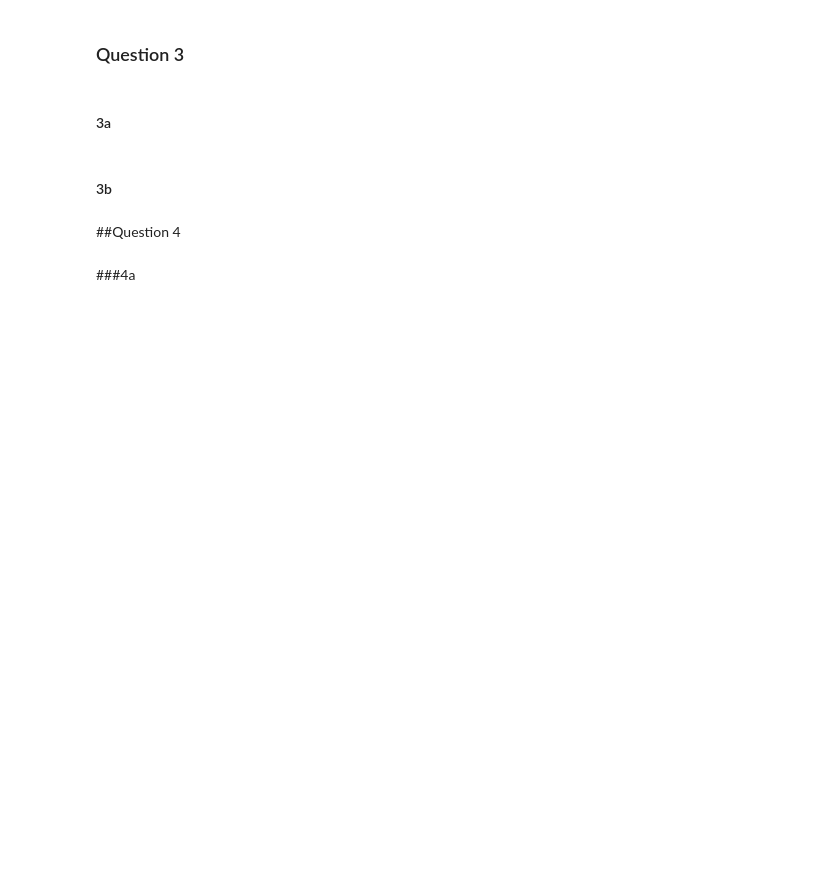
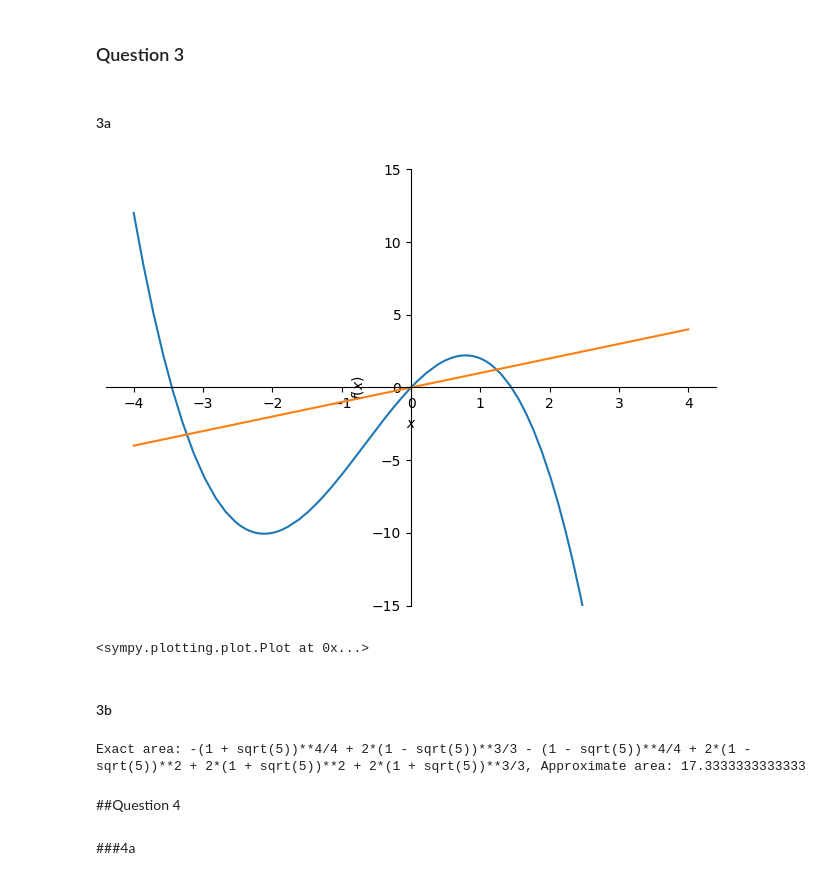
Before and after one commit to kleithegreat/second-brain, a Jupyter notebook: tamu/Spring 2023/MATH 152/Labs/Lab 1/Lab1temp_152.ipynb, the cells around one changed output. Saved outputs shown, nothing was run; the diff lists cells and outputs as text; code cells hidden in the pictures; blank space fills up the shorter version.

```diff
--- a/tamu/Spring 2023/MATH 152/Labs/Lab 1/Lab1temp_152.ipynb
+++ b/tamu/Spring 2023/MATH 152/Labs/Lab 1/Lab1temp_152.ipynb
@@ -31,10 +50,21 @@ from sympy.plotting import (plot,plot_parametric)
 #### 3a
 # %%
 #start code here
+fx = -1 * x**3 - 2 * x**2 + 5*x
+gx = x
+plot(fx, gx, (x, -4, 4), ylim=(-15, 15))
+# %% [output]
+[figure, added]
+<sympy.plotting.plot.Plot at 0x...>
 # %% [markdown]
 #### 3b
 # %%
 #start code here
+bounds = solve(fx - gx, x)
+area = Abs(integrate(fx, (x, bounds[2], bounds[0])) - integrate(gx, (x, bounds[2], bounds[0]))) + Abs(integrate(fx, (x, bounds[0], bounds[1])) - integrate(gx, (x, bounds[0], bounds[1])))
+print(f"Exact area: {area}, Approximate area: {N(area)}")
+# %% [output]
+Exact area: -(1 + sqrt(5))**4/4 + 2*(1 - sqrt(5))**3/3 - (1 - sqrt(5))**4/4 + 2*(1 - sqrt(5))**2 + 2*(1 + sqrt(5))**2 + 2*(1 + sqrt(5))**3/3, Approximate area: 17.3333333333333
 # %% [markdown]
 ##Question 4
 # %% [markdown]
```
Also changed, not shown: parts of 9 cells of this notebook, 11 other files.
